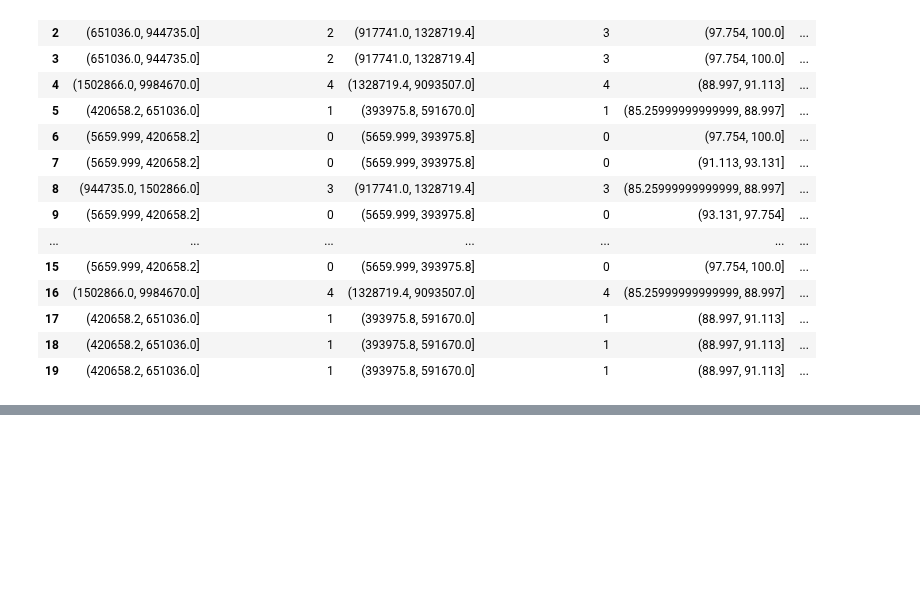
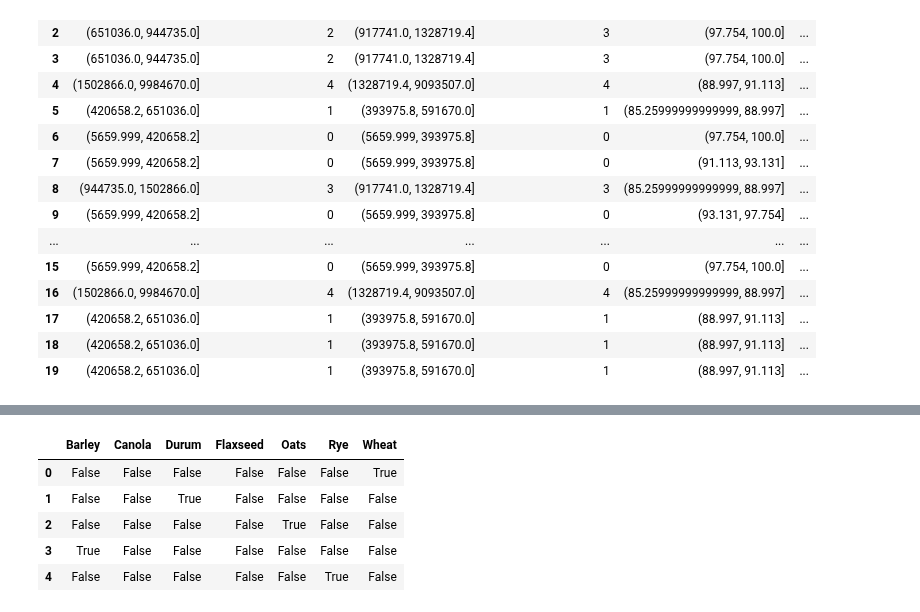
Before and after one commit to Daniel-Dumitrescu/csi4142-project, a Jupyter notebook: Data_Transformation.ipynb, the cells around one changed output, grey strips where cells are left out. Saved outputs shown, nothing was run; the diff lists cells and outputs as text; code cells hidden in the pictures; blank space fills up the shorter version.

```diff
--- a/Data_Transformation.ipynb
+++ b/Data_Transformation.ipynb
@@ -66,0 +78,10 @@ region_df.head()
+# %%
+name_one_hot = pd.get_dummies(crop_df['Common Name'])
+name_one_hot.head()
+# %% [output]
+|  | Barley | Canola | Durum | Flaxseed | Oats | Rye | Wheat |
+| 0 | False | False | False | False | False | False | True |
+| 1 | False | False | True | False | False | False | False |
+| 2 | False | False | False | False | True | False | False |
+| 3 | True | False | False | False | False | False | False |
+| 4 | False | False | False | False | False | True | False |
```
Also changed, not shown: parts of 18 cells of this notebook, 1 other file.
